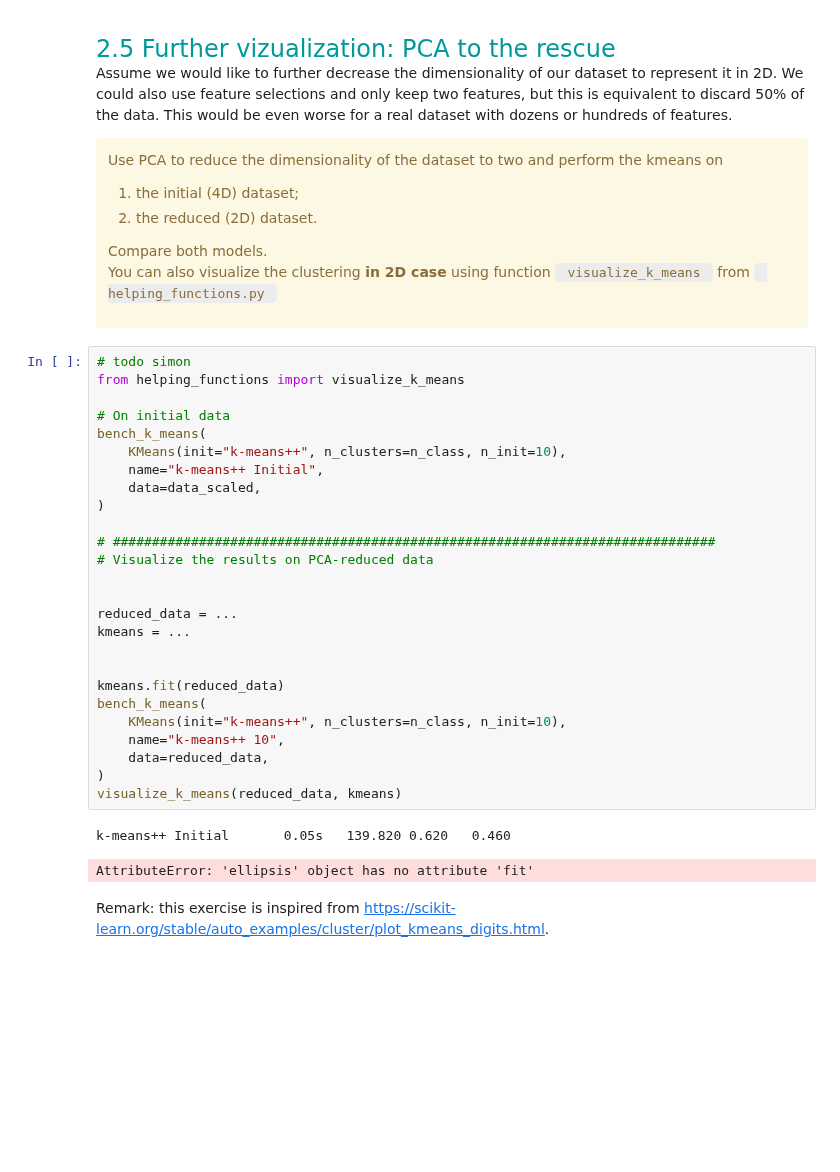
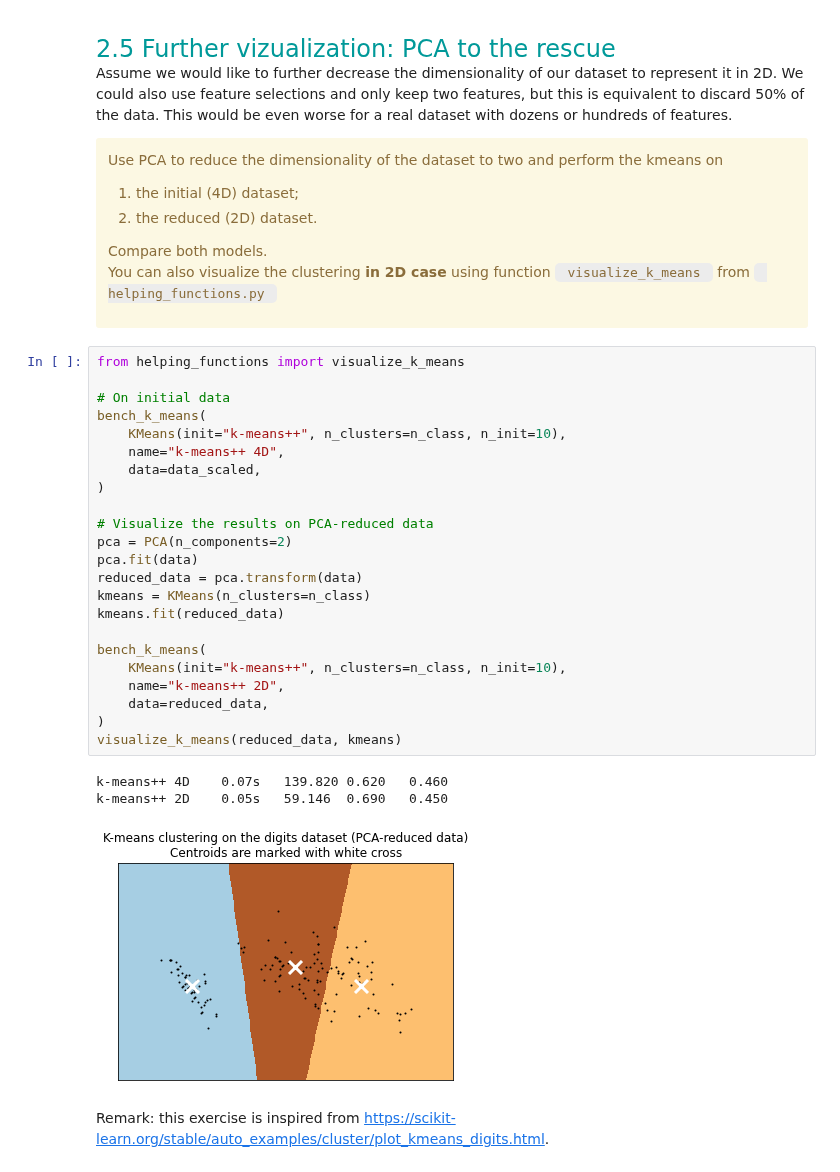
Before and after one commit to evandieren/Statistics-and-Data-Science-LEPL1109, a Jupyter notebook: TP3/tp3_student.ipynb, the cells around one changed output. Cells and saved outputs as stored; diff of their text form; blank space fills up the shorter version.

```diff
--- a/TP3/tp3_student.ipynb
+++ b/TP3/tp3_student.ipynb
@@ -355,33 +360,31 @@ Compare both models. <br>You can also visualize the clustering <b>in 2D case</b>
 
 </div>
 # %%
-# todo simon
 from helping_functions import visualize_k_means
 
 # On initial data
 bench_k_means(
     KMeans(init="k-means++", n_clusters=n_class, n_init=10),
-    name="k-means++ Initial",
+    name="k-means++ 4D",
     data=data_scaled,
 )
 
-# #############################################################################
 # Visualize the results on PCA-reduced data
+pca = PCA(n_components=2)
+pca.fit(data)
+reduced_data = pca.transform(data)
+kmeans = KMeans(n_clusters=n_class)
+kmeans.fit(reduced_data)
 
-
-reduced_data = ...
-kmeans = ...
-
-
-kmeans.fit(reduced_data)
 bench_k_means(
     KMeans(init="k-means++", n_clusters=n_class, n_init=10),
-    name="k-means++ 10",
+    name="k-means++ 2D",
     data=reduced_data,
 )
 visualize_k_means(reduced_data, kmeans)
 # %% [output]
-k-means++ Initial       0.05s   139.820 0.620   0.460
+k-means++ 4D    0.07s   139.820 0.620   0.460
+k-means++ 2D    0.05s   59.146  0.690   0.450
-AttributeError: 'ellipsis' object has no attribute 'fit'
+[figure, added]
 # %% [markdown]
 Remark: this exercise is inspired from https://scikit-learn.org/stable/auto_examples/cluster/plot_kmeans_digits.html.
```
Also changed, not shown: parts of 5 cells of this notebook.
